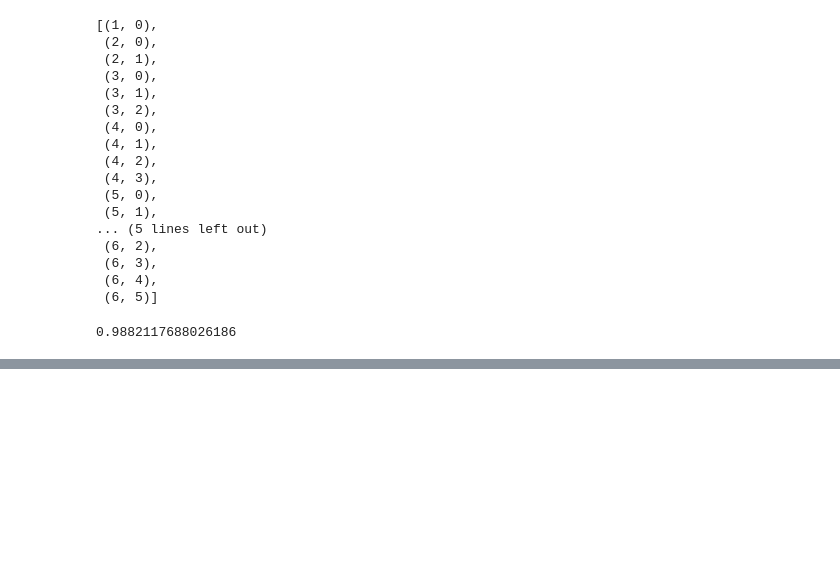
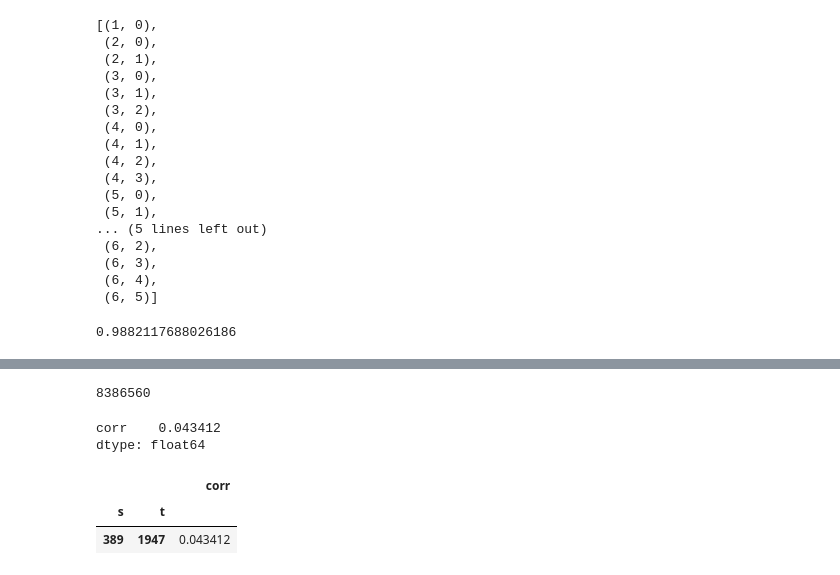
Before and after one commit to BrianDavisMath/FDA-COVID19, a Jupyter notebook: notebooks/greg-mucking-about.ipynb, the cells around one changed output, grey strips where cells are left out. Saved outputs shown, nothing was run; the diff lists cells and outputs as text; code cells hidden in the pictures; blank space fills up the shorter version.

```diff
--- a/notebooks/greg-mucking-about.ipynb
+++ b/notebooks/greg-mucking-about.ipynb
@@ -109,0 +323,7 @@ out = [(x, y) for i,x in enumerate(cols) for j,y in enumerate(cols) if i > j and
+# %%
+# load correlation table
+e = pd.read_hdf(data_loc+'e.h5')
+# %%
+len(e)
+# %% [output]
+8386560
@@ -109,0 +333,11 @@ out = [(x, y) for i,x in enumerate(cols) for j,y in enumerate(cols) if i > j and
+# %%
+e.abs().max()
+# %% [output]
+corr    0.043412
+dtype: float64
+# %%
+e.query('s == 389 and t == 1947')
+# %% [output]
+|  |  | corr |
+| s | t |  |
+| 389 | 1947 | 0.043412 |
```
Also changed, not shown: parts of 37 cells of this notebook.
